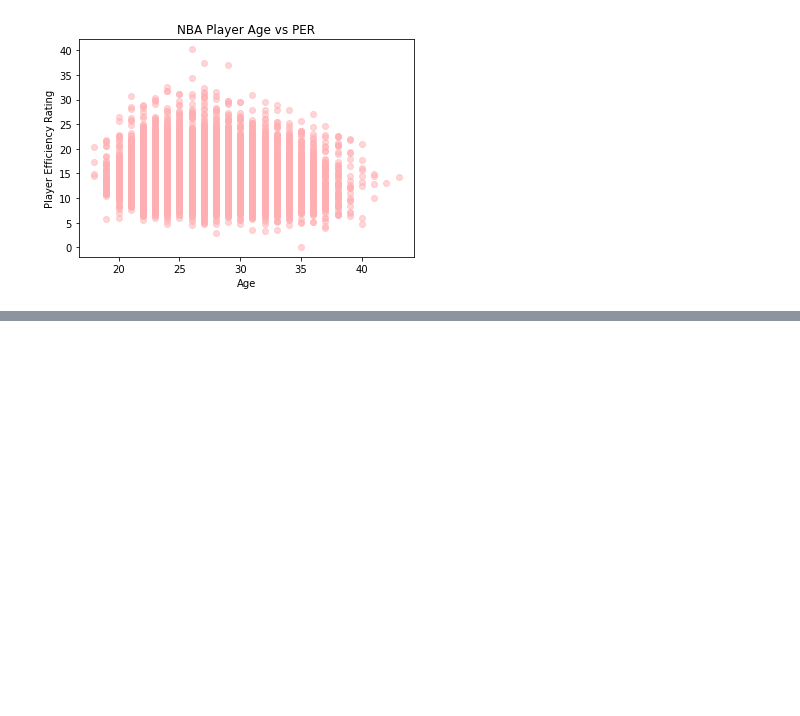
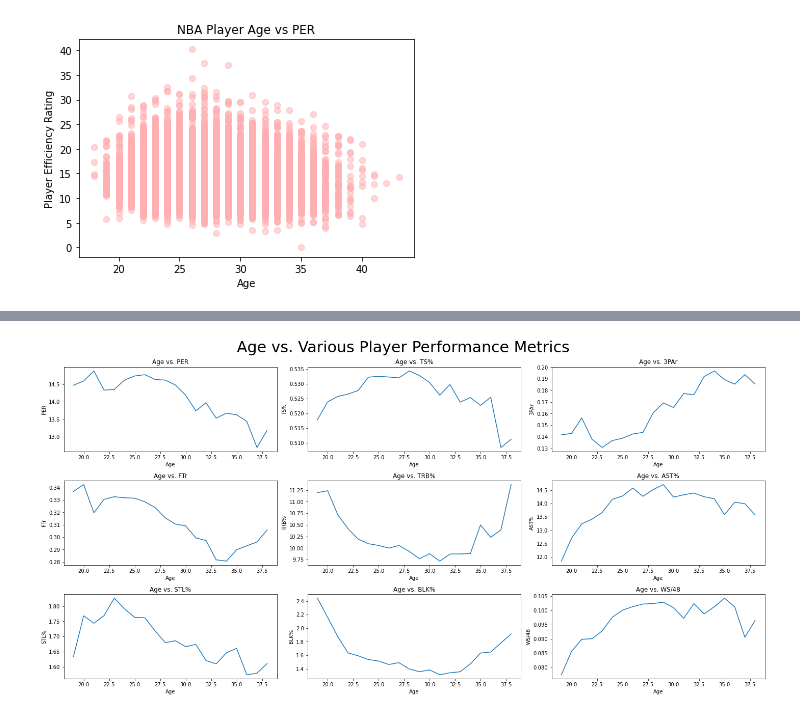
Before and after one commit to jtlaurel/NBA-age-analysis, a Jupyter notebook: data_analysis.ipynb, the cells around one changed output, grey strips where cells are left out. Saved outputs shown, nothing was run; the diff lists cells and outputs as text; code cells hidden in the pictures; blank space fills up the shorter version.

```diff
--- a/data_analysis.ipynb
+++ b/data_analysis.ipynb
@@ -63,7 +67,7 @@ plt.ylabel('Player Efficiency Rating');
 [figure]
 # %%
 datayear = data.groupby('Year')
-dataage = data[data['G'] > 29].groupby('Age')
+dataage = data.groupby('Age')
 dataplayer = data.groupby('Player')
 # %%
 dataplayer.aggregate(np.mean)
@@ -148,10 +109,0 @@ data38 = data[(data['Age'] == 38) & (data['G'] > 29)]
-# %%
-fig,ax = plt.subplots(2,2, figsize = (20,8))
-ax[0,0].boxplot([data19['PER'],data20['PER'],data21['PER'],data22['PER'],data23['PER']]);
-ax[0,0].set_xticklabels(range(19,24));
-ax[0,1].boxplot([data24['PER'],data25['PER'],data26['PER'],data27['PER'],data28['PER']]);
-ax[0,1].set_xticklabels(range(24,29));
-ax[1,0].boxplot([data29['PER'],data30['PER'],data31['PER'],data32['PER'],data33['PER']]);
-ax[1,0].set_xticklabels(range(29,34));
-ax[1,1].boxplot([data34['PER'],data35['PER'],data36['PER'],data37['PER'],data38['PER']]);
-ax[1,1].set_xticklabels(range(34,39));
@@ -162,0 +110,4 @@ ax[1,1].set_xticklabels(range(34,39));
+# %%
+age_means = dataage.aggregate(np.mean)
+age_means = age_means.loc[19:38]
+age_means
@@ -162,0 +133,3 @@ ax[1,1].set_xticklabels(range(34,39));
+# %%
+age_means_slice = age_means.iloc[:,[3,4,5,6,9,10,11,12,14]]
+age_means_slice
@@ -162,0 +157,13 @@ ax[1,1].set_xticklabels(range(34,39));
+# %%
+fig, axs = plt.subplots(3,3, figsize = (20,10))
+fig.suptitle('Age vs. Various Player Performance Metrics', size = 30)
+
+for index, ax in enumerate(axs.flatten()):
+    ax.plot(age_means_slice.iloc[:,index])
+    ax.set_xlabel('Age')
+    ax.set_ylabel(age_means_slice.columns[index])
+    ax.set_title('Age vs. {ylabel}'.format(ylabel = age_means_slice.columns[index]))
+
+fig.tight_layout()
+# %% [output]
+[figure, added]
```
Also changed, not shown: parts of 35 cells of this notebook.
